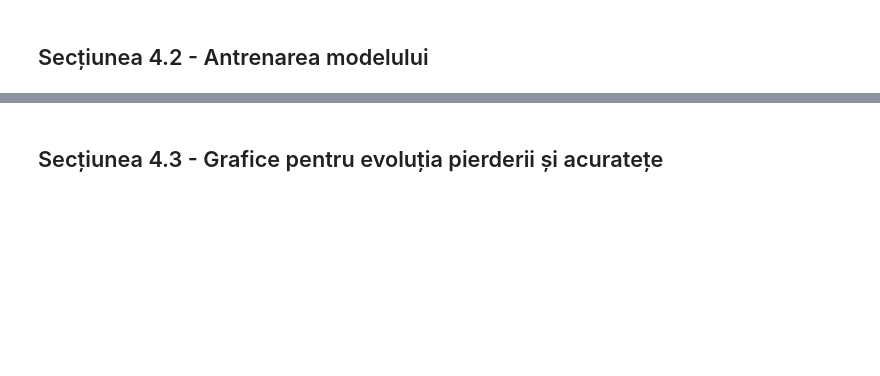
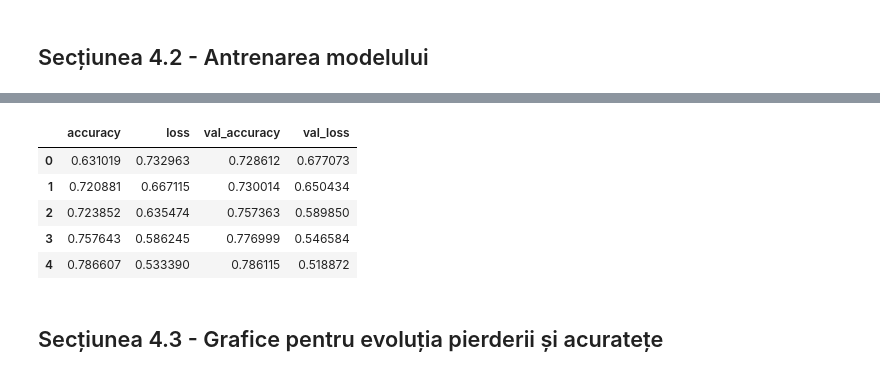
Before and after one commit to DDarriaA/Calculator, a Jupyter notebook: epileptic-seizure-recognition.ipynb, the cells around one changed output, grey strips where cells are left out. Saved outputs shown, nothing was run; the diff lists cells and outputs as text; code cells hidden in the pictures; blank space fills up the shorter version.

```diff
--- a/epileptic-seizure-recognition.ipynb
+++ b/epileptic-seizure-recognition.ipynb
@@ -1156,7 +1167,7 @@ from sklearn.model_selection import train_test_split
 X_train, X_validation, y_train, y_validation = train_test_split(
     array_signals,        # semnalele EEG
     array_is_sz,          # etichetele (True = criză, False = non-criză)
-    test_size=0.3,        # 30% din date merg în setul de test
+    test_size=0.15,        # 30% din date merg în setul de test
     random_state=42,      # pentru reproductibilitate
     stratify=array_is_sz  # păstrează proporția dintre clase (criză/non-criză)
 )
@@ -1165,18 +1176,6 @@ print("y_train dimension:", y_train.shape)
 print("X_validation dimension:", X_validation.shape)
 print("y_validation dimension:", y_validation.shape)
 
-# # Adăugăm expand_dim pentru CNN 2D
-# X_train = np.expand_dims(X_train, axis=-1)  # (8038, 18, 2048, 1)
-# X_test = np.expand_dims(X_test, axis=-1)    # (2010, 18, 2048, 1)
-
-# # Normalizare între 0 și 1
-# X_train = (X_train - np.min(X_train)) / (np.max(X_train) - np.min(X_train))
-# X_test = (X_test - np.min(X_test)) / (np.max(X_test) - np.min(X_test))
-
-# print("Dimensiuni actualizate X_train:", X_train.shape)
-# print("Dimensiuni actualizate y_train:", y_train.shape)
-# print("Dimensiuni actualizate X_test:", X_test.shape)
-# print("Dimensiuni actualizate y_test:", y_test.shape)
 
 # Funcție pentru afișarea distribuției etichetelor
 def show_distribution(y, name):
@@ -1280,11 +1351,18 @@ hist = model.fit(
 # %%
 import pandas as pd
 
 # Creez un DataFrame din istoricul antrenării
 history_df = pd.DataFrame(hist.history)
 
 # Salvez ca fișier CSV
-history_df.to_csv('training_history_final.csv', index=False)
+history_df.to_csv('training_history_1.csv', index=False)
 
 history_df.head()
+# %% [output]
+|  | accuracy | loss | val_accuracy | val_loss |
+| 0 | 0.631019 | 0.732963 | 0.728612 | 0.677073 |
+| 1 | 0.720881 | 0.667115 | 0.730014 | 0.650434 |
+| 2 | 0.723852 | 0.635474 | 0.757363 | 0.589850 |
+| 3 | 0.757643 | 0.586245 | 0.776999 | 0.546584 |
+| 4 | 0.786607 | 0.533390 | 0.786115 | 0.518872 |
 # %%
```
Also changed, not shown: parts of 41 cells of this notebook.
